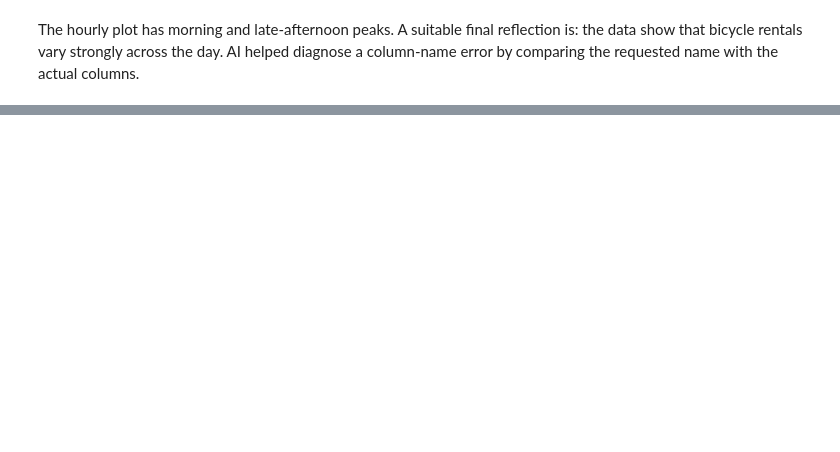
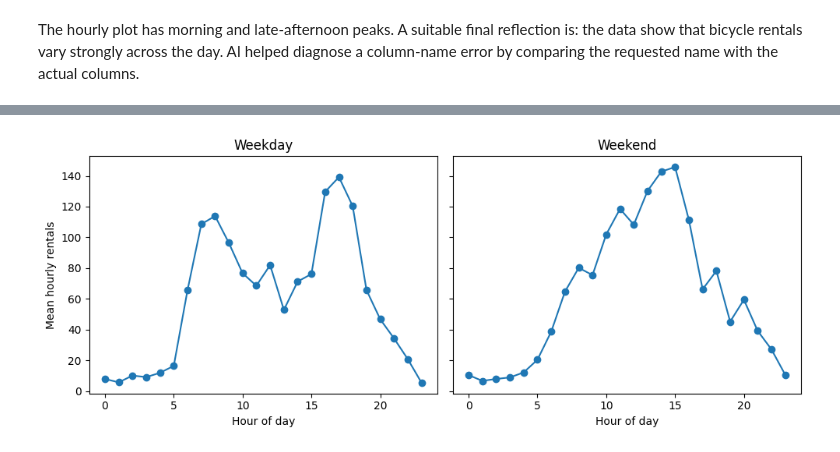
Before and after one commit to wayXing/mps311-439-course-materials, a Jupyter notebook: lecture-slids/lessons/lesson1/lab/lab_solution.ipynb, the cells around one changed output, grey strips where cells are left out. Cells and saved outputs as stored; diff of their text form; code cells hidden in the pictures; blank space fills up the shorter version.

```diff
--- a/lecture-slids/lessons/lesson1/lab/lab_solution.ipynb
+++ b/lecture-slids/lessons/lesson1/lab/lab_solution.ipynb
@@ -201,0 +164,16 @@ Answers depend on the chosen question. A strong response checks every AI-generat
+# %%
+print(df_clean.groupby("is_weekend")["rentals"].agg(["count", "mean"]))
+hourly = df_clean.groupby(["hour", "is_weekend"])["rentals"].mean().unstack()
+print(hourly)
+hourly.rename(columns={0: "Weekday", 1: "Weekend"}).plot(marker="o", figsize=(8,4))
+plt.xlabel("Hour of day")
+plt.ylabel("Mean hourly rentals")
+plt.title("Hourly rentals by weekday/weekend")
+plt.show()
+df_clean.boxplot(column="rentals", by="is_weekend")
+plt.xlabel("Weekend indicator (0 = weekday, 1 = weekend)")
+plt.ylabel("Hourly rentals")
+plt.title("Rental distributions")
+plt.suptitle("")
+plt.show()
+print("Checked weekday 08:00 mean:", df_clean.loc[(df_clean.hour == 8) & (df_clean.is_weekend == 0), "rentals"].mean())
@@ -201,0 +209,11 @@ Answers depend on the chosen question. A strong response checks every AI-generat
+# %%
+fig, axes = plt.subplots(1, 2, figsize=(10, 4), sharex=True, sharey=True)
+for ax, group_code, label in zip(axes, [0, 1], ["Weekday", "Weekend"]):
+    ax.plot(hourly.index, hourly[group_code], marker="o")
+    ax.set_title(label)
+    ax.set_xlabel("Hour of day")
+axes[0].set_ylabel("Mean hourly rentals")
+fig.tight_layout()
+plt.show()
+# %% [output]
+[figure, added]
```
Also changed, not shown: parts of 24 cells of this notebook, 3 other files.
